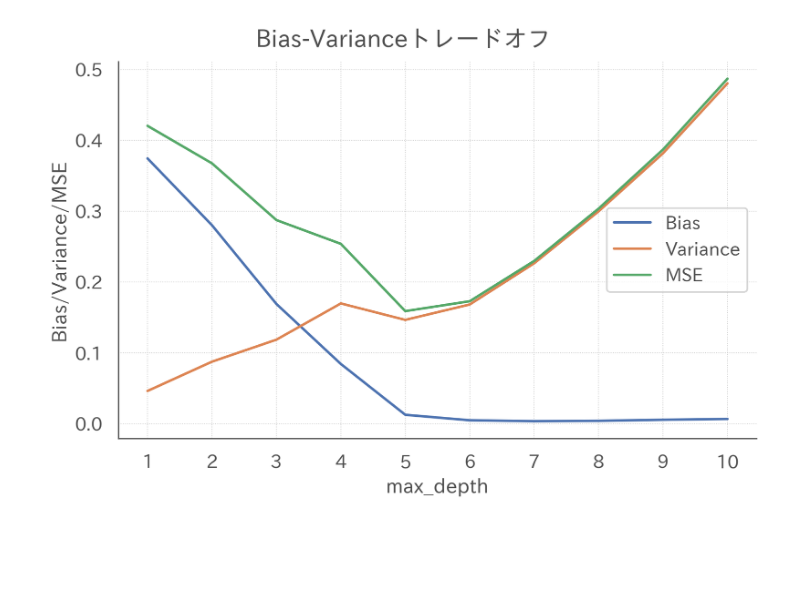
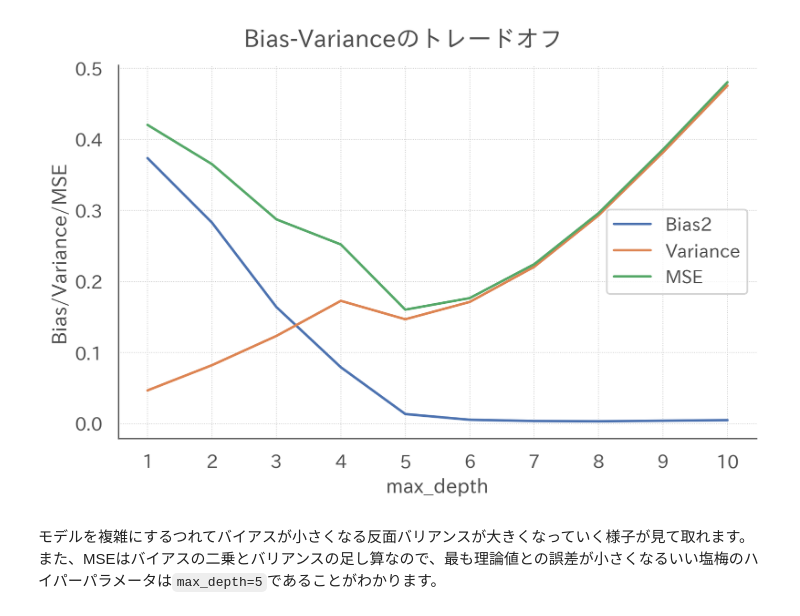
Before and after one commit to dropout009/bias_variance, a Jupyter notebook: main.ipynb, the cells around one changed output. Drawn from its saved outputs; the diff is of its cells as text; code cells hidden in the pictures; blank space fills up the shorter version.

```diff
--- a/main.ipynb
+++ b/main.ipynb
@@ -318,6 +404,0 @@ class Simulator:
-# %%
-s = Simulator(n_sample=1000, f=lambda x: np.sin(6 * np.pi * x))
-
-dts = [DecisionTreeRegressor(max_depth=1), DecisionTreeRegressor(max_depth=10)]
-y_pred = s.simulate(estimators=dts, n_simulations=100)
-bias, variance, mse = s.decompose_bias_variance(y_pred)
@@ -336,25 +410,37 @@ s.draw_bias_variance((bias, variance))
 # %%
-max_depth_range = range(1, 11)
-dts = [DecisionTreeRegressor(max_depth=x) for x in max_depth_range]
+# max_depth`を1から10まで変化させる
+max_depth_range = list(range(1, 11))
+dts = {f'DT({x:02})': DecisionTreeRegressor(max_depth=x) for x in max_depth_range}
 
-s = Simulator(n_sample=1000, f=lambda x: np.sin(6 * np.pi * x))
-y_pred = s.simulate(estimators=dts, n_simulations=100)
-bias, variance, mse = s.decompose_bias_variance(y_pred)
+# 予測値を作成
+y_preds = simulator.simulate(estimators=dts, n_simulations=100, n_instances=1000)
+
+# バイアスとバリアンスを分解
+bias_variances = simulator.decompose_bias_variance(y_preds)
 # %%
 def draw_bias_variance_tradeoff(
-    bias: np.ndarray, variance: np.ndarray, mse: np.ndarray
+    bias_variances: dict[str, dict[str, np.ndarray]], max_depth_range: list
 ) -> None:
+    """max_depthを変化させた際のバイアスとバリアンスの可視化"""
+
+    bias = np.array([v.mean() for v in bias_variances["Bias2"].values()])
+    variance = np.array([v.mean() for v in bias_variances["Variance"].values()])
+    mse = bias + variance
+
     fig, ax = plt.subplots()
-    ax.plot(max_depth_range, bias, label="Bias")
+    ax.plot(max_depth_range, bias, label="Bias2")
     ax.plot(max_depth_range, variance, label="Variance")
     ax.plot(max_depth_range, mse, label="MSE")
     ax.legend()
     ax.set_xticks(max_depth_range)
     ax.set(xlabel="max_depth", ylabel="Bias/Variance/MSE")
-    fig.suptitle("Bias-Varianceトレードオフ")
+    fig.suptitle("Bias-Varianceのトレードオフ")
     fig.show()
 
 
-draw_bias_variance_tradeoff(bias.mean(axis=0), variance.mean(axis=0), mse.mean(axis=0))
+draw_bias_variance_tradeoff(bias_variances, max_depth_range)
 # %% [output]
-[figure, old version]
+[figure, new version]
+# %% [markdown]
+モデルを複雑にするつれてバイアスが小さくなる反面バリアンスが大きくなっていく様子が見て取れます。
+また、MSEはバイアスの二乗とバリアンスの足し算なので、最も理論値との誤差が小さくなるいい塩梅のハイパーパラメータは`max_depth=5`であることがわかります。
```
Also changed, not shown: parts of 37 cells of this notebook.
